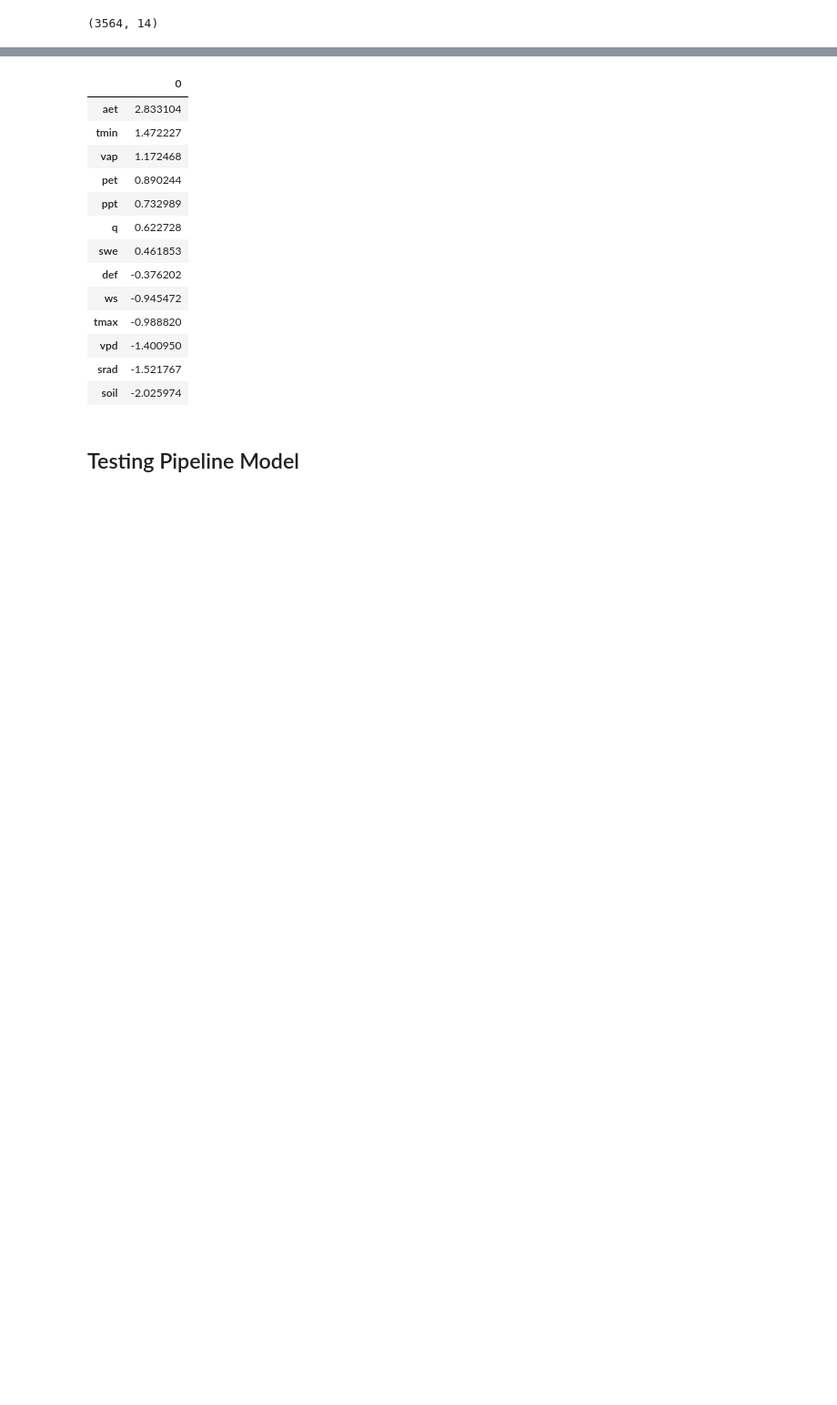
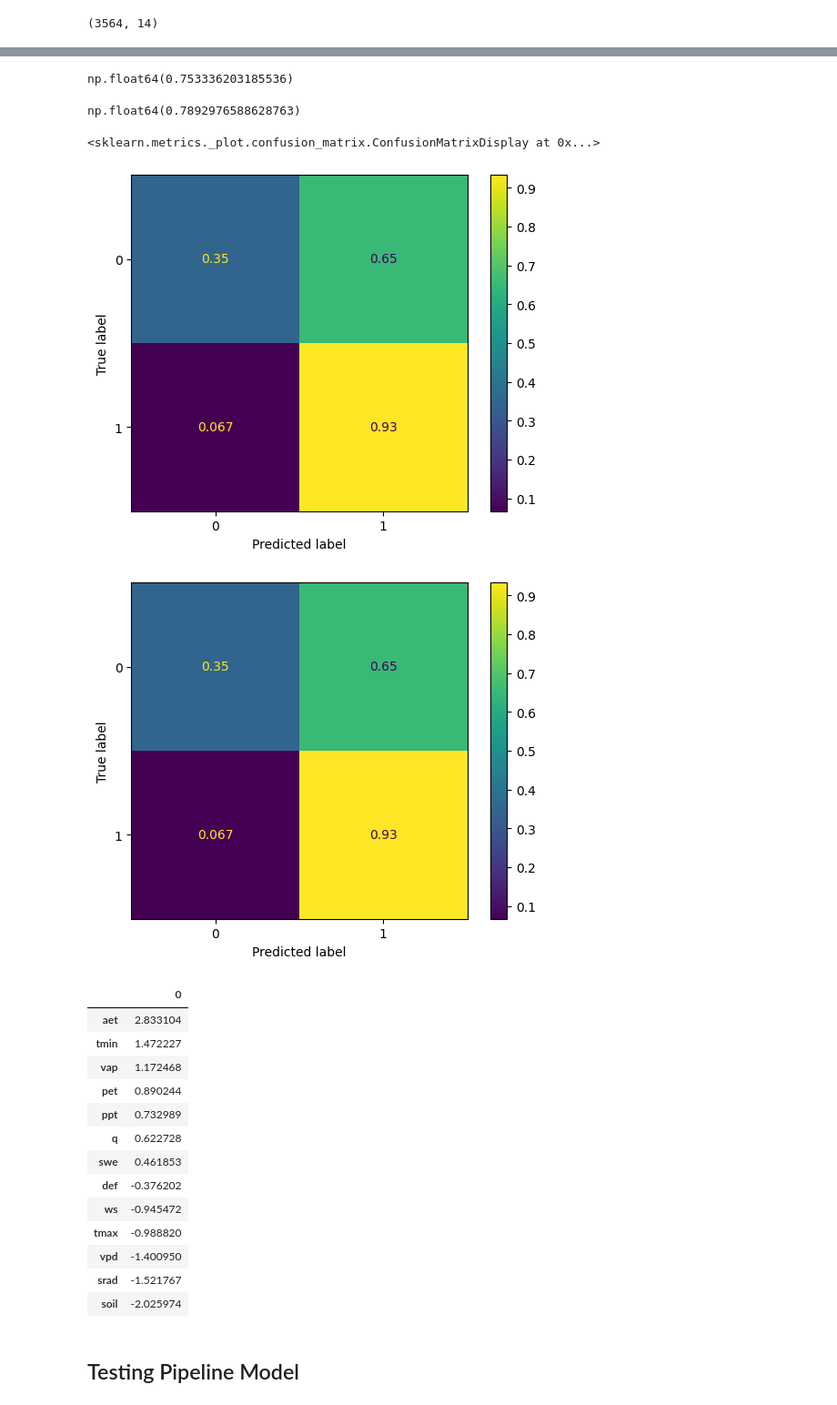
Before and after one commit to e-hokage777/ey-biodiversity-challenge-zindi, a Jupyter notebook: notebooks/inception.ipynb, the cells around one changed output, grey strips where cells are left out. Shown at 91% size. Drawn from its saved outputs; the diff is of its cells as text; code cells hidden in the pictures; blank space fills up the shorter version.

Commit message:
tried tuned

```diff
--- a/notebooks/inception.ipynb
+++ b/notebooks/inception.ipynb
@@ -154,3 +178,20 @@ ConfusionMatrixDisplay(confusion_matrix(y_test,outsample_predictions)).plot()
+# %%
+f1_score_init = f1_score(y_test, pipeline_old.predict(X_test))
+f1_score_init
+# %% [output]
+np.float64(0.753336203185536)
+# %%
+model_thresh_tuned = TunedThresholdClassifierCV(pipeline_old, cv="prefit", scoring="f1", refit=False).fit(X_test, y_test)
+# %%
+f1_score(y_test, model_thresh_tuned.predict(X_test))
+# %% [output]
+np.float64(0.7892976588628763)
+# %%
+ConfusionMatrixDisplay.from_estimator(model_thresh_tuned, X_test, y_test, normalize="true").plot()
+# %% [output]
+<sklearn.metrics._plot.confusion_matrix.ConfusionMatrixDisplay at 0x...>
+[figure, added]
+[figure, added]
 # %%
 pd.DataFrame(pipeline_old.named_steps["classifier"].coef_, columns=X_train.columns).T.sort_values(by=0, ascending=False)
 # %% [output]
```
Also changed, not shown: parts of 9 cells of this notebook, 4 other files.
